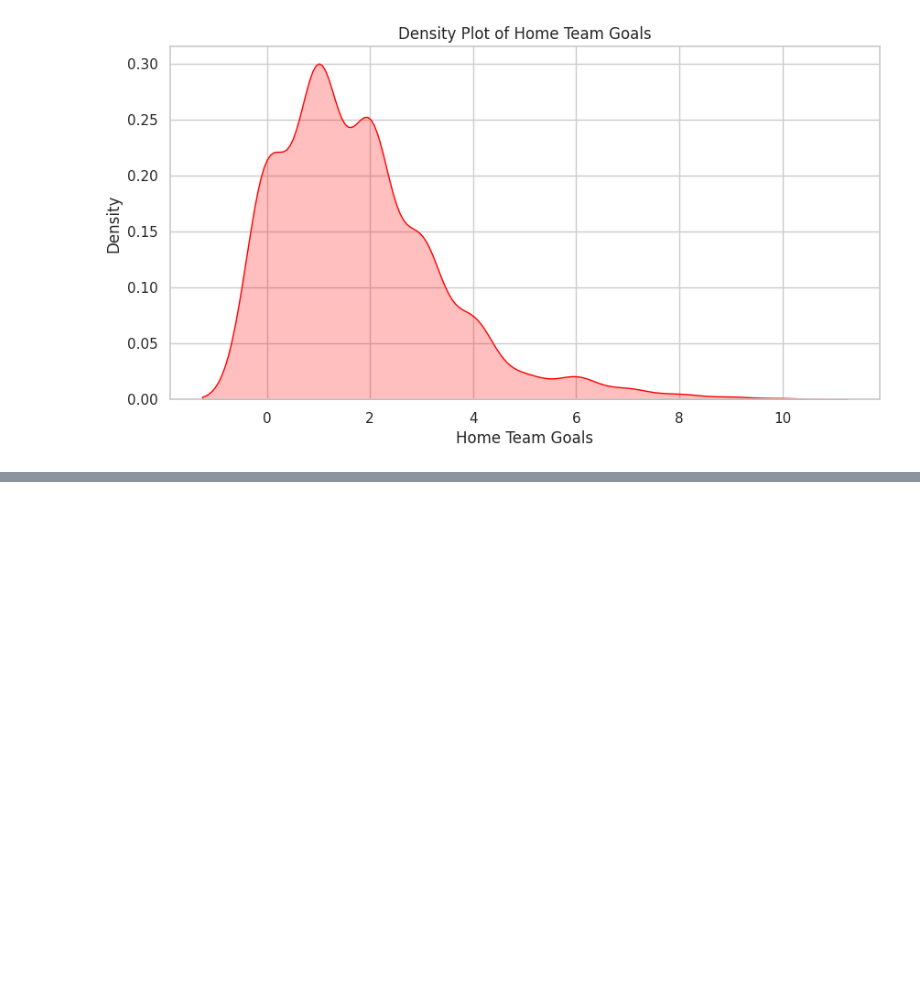
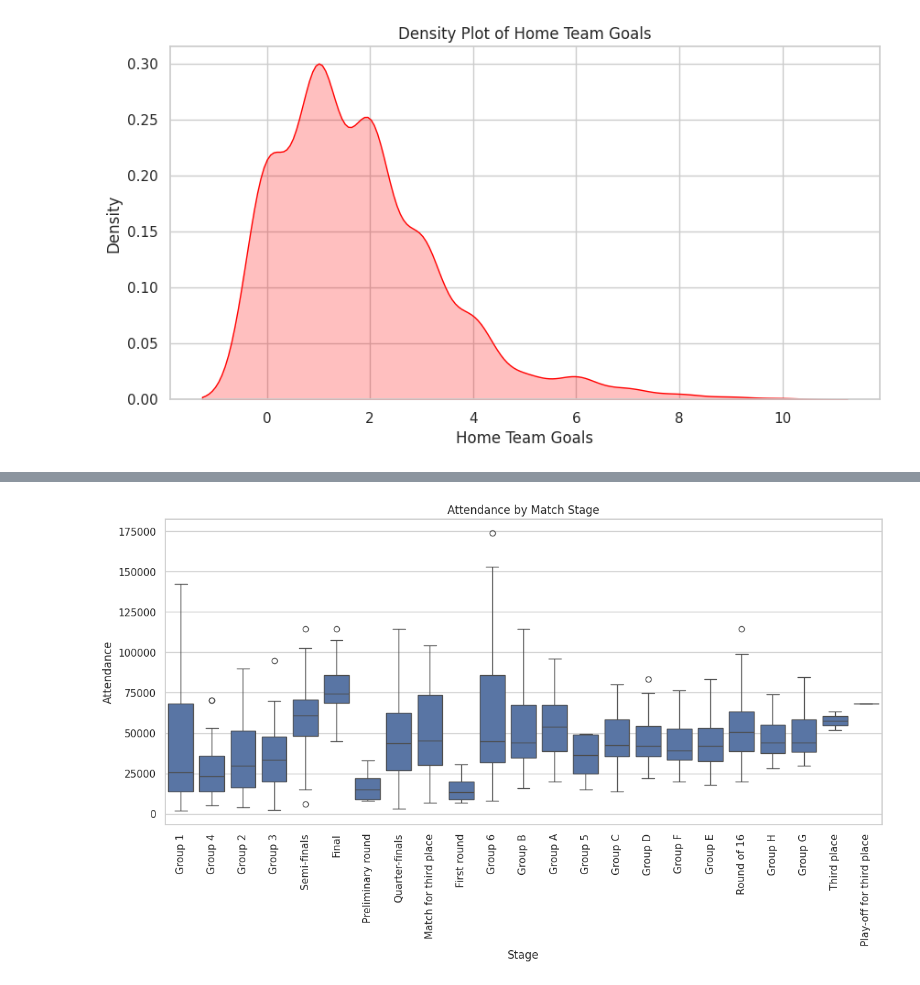
Before and after one commit to Shrajal-sahu-18/Data_Visulization, a Jupyter notebook: Practice.ipynb, the cells around one changed output, grey strips where cells are left out. Cells and saved outputs as stored; diff of their text form; code cells hidden in the pictures; blank space fills up the shorter version.

Commit message:
Attendance by Match Stage

```diff
--- a/Practice.ipynb
+++ b/Practice.ipynb
@@ -100,0 +131,14 @@ This will become an error in seaborn v0.14.0; please update your code.
+# %%
+plt.figure(figsize=(14,6))
+
+sns.boxplot(
+    x='Stage',
+    y='Attendance',
+    data=df
+)
+
+plt.xticks(rotation=90)
+plt.title("Attendance by Match Stage")
+plt.show()
+# %% [output]
+[figure, added]
```
Also changed, not shown: parts of 2 cells of this notebook.
